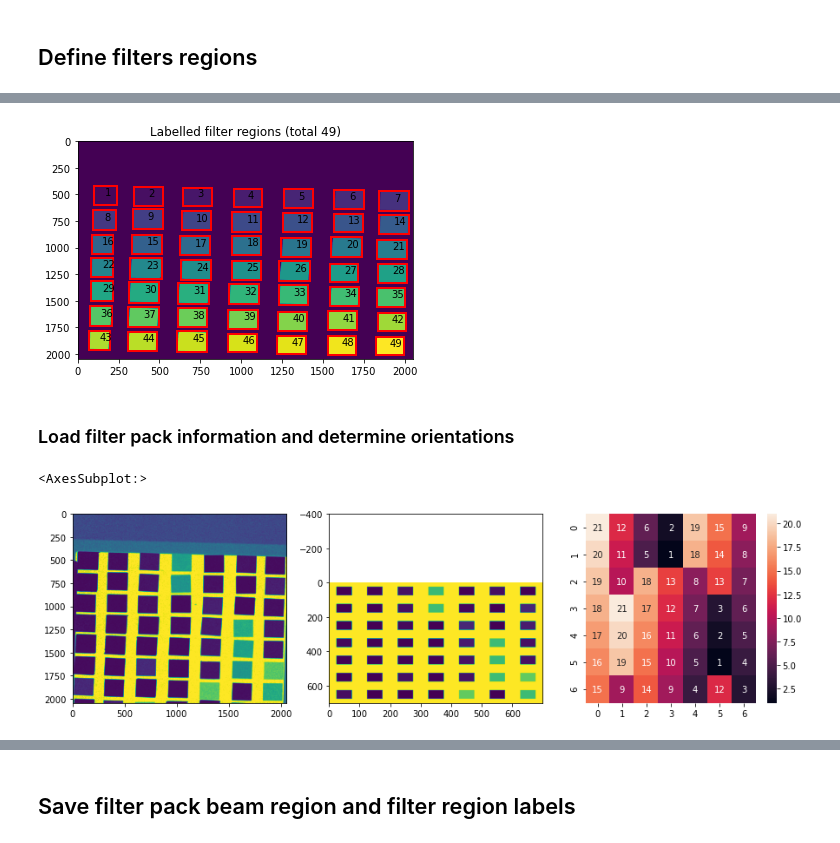
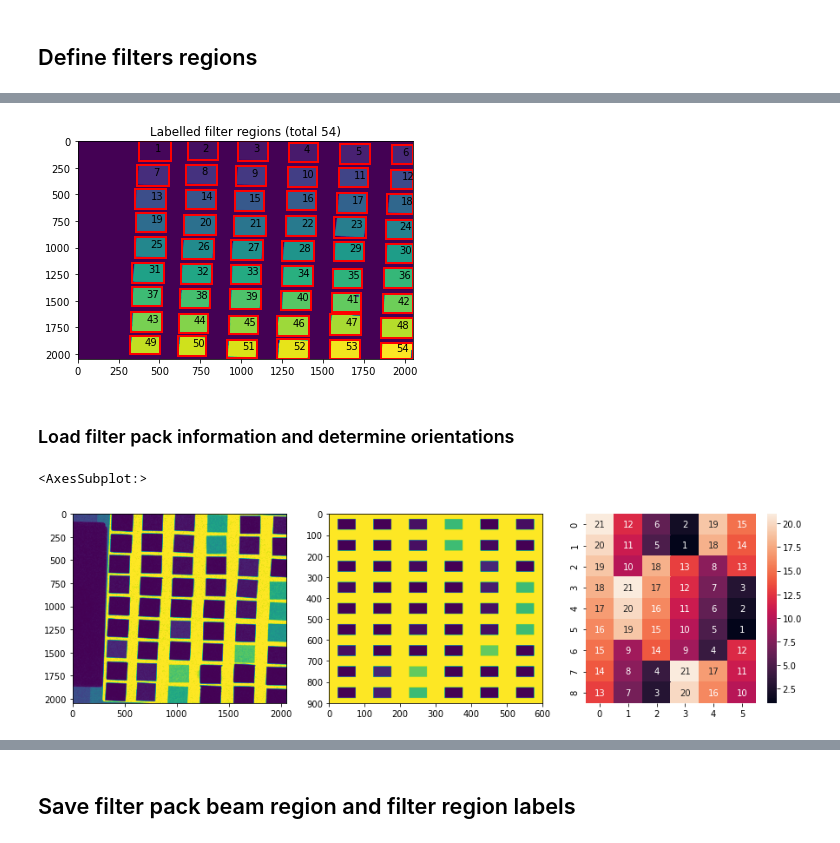
Before and after one commit to iclaserplasma/GeminiXANES2020_analysis, a Jupyter notebook: Notebooks/Create_xRay_masks_20200827.ipynb, the cells around one changed output, grey strips where cells are left out. Saved outputs shown, nothing was run; the diff lists cells and outputs as text; code cells hidden in the pictures.

```diff
--- a/Notebooks/Create_xRay_masks_20200827.ipynb
+++ b/Notebooks/Create_xRay_masks_20200827.ipynb
@@ -61,9 +30,9 @@ def imagesc(I,ax = None,  x=None, y=None, **kwargs):
 ## Load representative image and background image and camera info
 # %%
 
-bkg_file = os.path.join(DATA_FOLDER,'Lundatron/20200827/run05/Shot001.tif')
+bkg_file = os.path.join(DATA_FOLDER,'Lundatron/20200907/run01/Shot001.tif')
 
-img_file = os.path.join(DATA_FOLDER,'Lundatron/20200827/run09/Shot006.tif')
+img_file = os.path.join(DATA_FOLDER,'Lundatron/20200907/run01/Shot048.tif')
 
 bkg_img = load_lundatron(bkg_file)
 rep_img = load_lundatron(img_file)
@@ -71,4 +40,5 @@ img_sub = rep_img - bkg_img
 img_sub = median_filter(img_sub,(3, 3));
 imagesc(img_sub)
 plt.title('Background subtracted xray image');
+plt.ylim([0,100])
 # %% [output]
@@ -90,14 +61,20 @@ mask = 1.0*(flattened >= 0.975)
 Ny,Nx = np.shape(mask)
 X,Y = np.meshgrid(np.arange(Nx),np.arange(Ny))
 # manual masking
-mask[Y<(410+(X/Nx*55))] = 0
-mask[X>(2048-(Y/Ny*40))] = 0
-mask[X<(100-(Y/Ny*40))] = 0
-mask[(Y>1840)*(X>1200)*(X<1400)] = 0
-mask[(Y>1600)*(X>1800)*(Y<1770)] = 0
-
+man_mask = np.ones_like(mask)
+man_mask[X<(360-70*Y/Ny)] = 0
+man_mask[Y>(1990+100*X/Nx)] = 0
+man_mask[Y<(70*(X-1400)/Nx)] = 0
+# mask[Y<(410+(X/Nx*55))] = 0
+# mask[X>(2048-(Y/Ny*40))] = 0
+# mask[X<(100-(Y/Ny*40))] = 0
+# mask[(Y>1840)*(X>1200)*(X<1400)] = 0
+# mask[(Y>1600)*(X>1800)*(Y<1770)] = 0
+mask= mask*man_mask
 beam_mask_approx = 1-(gaussian_filter(mask,7)<0.98)*1.0
 
-imagesc(beam_mask_approx)
+# imagesc(beam_mask_approx)
+imagesc(man_mask*img_sub)
 plt.title('First pass beam region');
+plt.ylim([0,100])
 # %% [output]
@@ -129,8 +107,8 @@ plt.title('New transmission image');
 # %% [markdown]
 ### Second pass
 # %%
-beam_mask_final = (transmission_image_approx >= 0.975)*1.0
-beam_mask_final =(gaussian_filter(beam_mask_final,10)>0.5)*1.0
+beam_mask_final = (transmission_image_approx >= 0.9)*1.0
+beam_mask_final =(gaussian_filter(beam_mask_final,5)>0.5)*1.0
 plt.figure()
 ax = plt.axes()
 imagesc(beam_mask_final,ax=ax)
@@ -163,11 +148,11 @@ plt.title('New transmission image');
 # %%
 mask = median_filter(transmission_image,5) <= 0.85
-
+mask=mask*man_mask
 # makes sure edges are removed
-mask[Y<(410+(X/Nx*55))] = 0
-mask[X>(2048-(Y/Ny*40))] = 0
-mask[X<(100-(Y/Ny*40))] = 0
-mask[Y>(1970+(X/Nx*55))] = 0
+# mask[Y<(410+(X/Nx*55))] = 0
+# mask[X>(2048-(Y/Ny*40))] = 0
+# mask[X<(100-(Y/Ny*40))] = 0
+# mask[Y>(1970+(X/Nx*55))] = 0
 
 # label discrete regions
 labelled = label(mask, background=0,connectivity=2)
@@ -177,16 +162,17 @@ labelled = labelled*(gaussian_filter(labelled>0,2)>0.5)
 labelled = label(labelled, background=0,connectivity=2)
 
 # manually swap some elements to ensure regular pattern
-def swap_labels(labelled,lab1,lab2):
-    reg1 = labelled==lab1
-    reg2 = labelled==lab2
-    labelled[reg1] = lab2
-    labelled[reg2] = lab1
-swap_labels(labelled,9,8)
-swap_labels(labelled,17,18)
-swap_labels(labelled,19,20)
-swap_labels(labelled,40,41)
-swap_labels(labelled,44,45)
+# def swap_labels(labelled,lab1,lab2):
+#     reg1 = labelled==lab1
+#     reg2 = labelled==lab2
+#     labelled[reg1] = lab2
+#     labelled[reg2] = lab1
+# swap_labels(labelled,9,8)
+# swap_labels(labelled,17,18)
+# swap_labels(labelled,19,20)
+# swap_labels(labelled,40,41)
+# swap_labels(labelled,44,45)
+labelled = reorder_labels(labelled)
 fig,ax=plt.subplots(1,1,figsize=(6,4))
 
 ih = imagesc(labelled,ax=ax)
@@ -201,34 +187,35 @@ for region in regionprops(labelled):
         ax.add_patch(rect)
 plt.title(f'Labelled filter regions (total {np.max(labelled)})');
 # %% [output]
-[figure, old version]
+[figure, new version]
 # %% [markdown]
 ### Load filter pack information and determine orientations
 # %%
 # filter_obj = {
 #     'transmission_functions': trans_funcs,
 #     'filter_arrangement': filter_arangement,
 #     'synthetic_filters': fake_filters,
 #     'synthetic_transmission': fake_trans,
 #     'filter_fRegions': fList,
 #     'null_fRegions': nullList,
 # }
 save_folder = os.path.join(CAL_DATA,'Lundatron')
 
 filter_obj = load_object(os.path.join(save_folder,
                                       'Lundatron_filter_pack_20200827_run11_shot001.pkl'))
 synth_trans = filter_obj['synthetic_transmission']
 synth_trans = np.fliplr(np.rot90(synth_trans))
-pack_labels_aligned = np.fliplr(np.rot90(filter_obj['filter_arrangement']))[0:7,0:7]
+pack_labels_aligned = np.fliplr(np.rot90(filter_obj['filter_arrangement']))[:,0:6]
 fig,axs=plt.subplots(1,3,figsize=(15,4))
 imagesc(transmission_image,ax=axs[0],vmax=1.0)
 imagesc(synth_trans,ax=axs[1])
-axs[1].set_ylim((700,-400))
+axs[1].set_ylim((900,0))
+axs[1].set_xlim((0,600))
 sns.heatmap(pack_labels_aligned, annot=True, fmt="d",ax=axs[2])
 #axs[2].set_ylim((7.0,-4))
 # %% [output]
 <AxesSubplot:>
-[figure, old version]
+[figure, new version]
 # %%
 img_filters = np.zeros_like(transmission_image)
 img_filter_labels = np.arange(1,np.max(labelled)+1,1)
```
Also changed, not shown: parts of 10 cells of this notebook, 7 other files.
